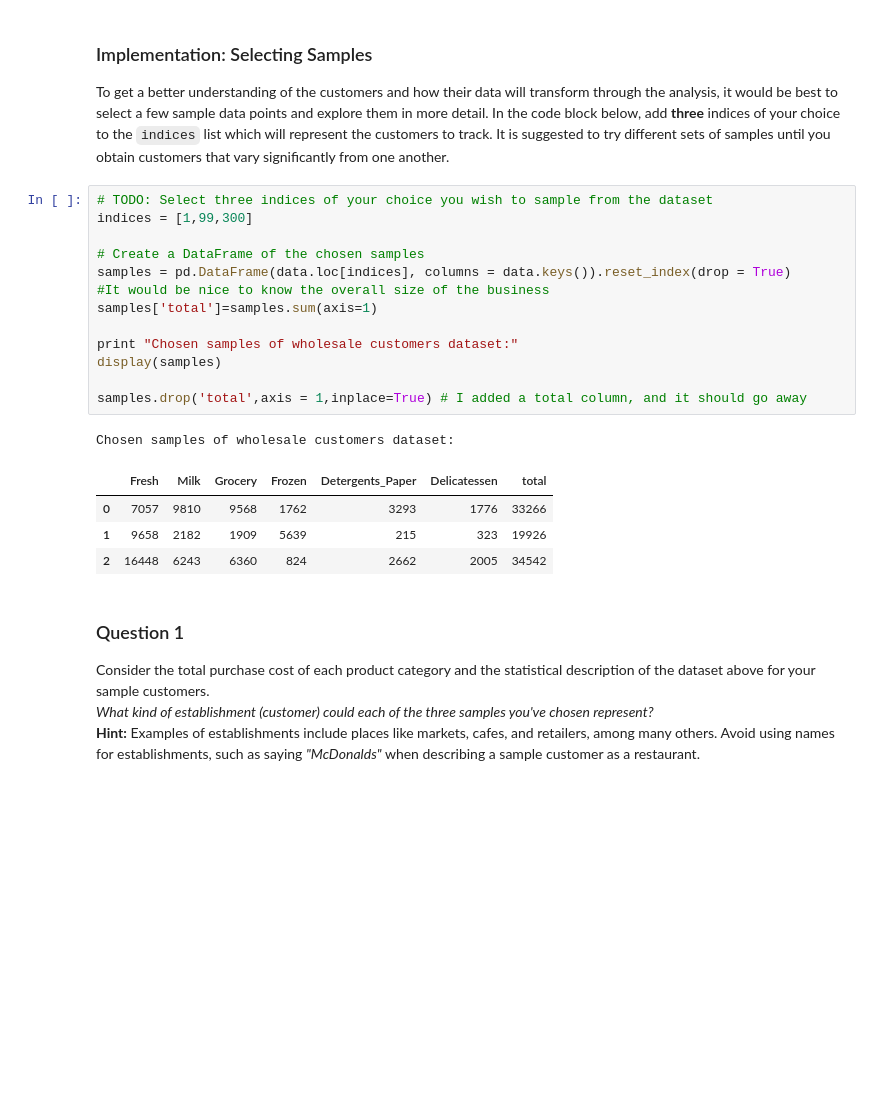
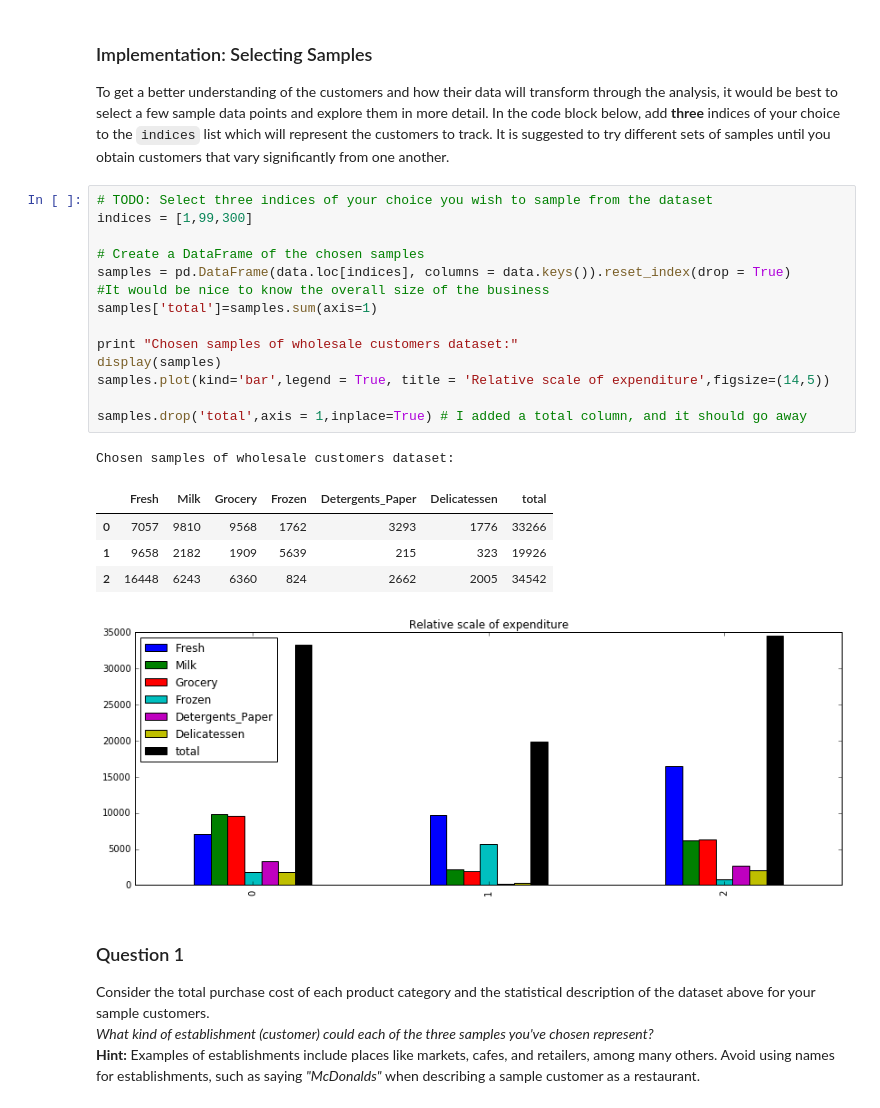
Before and after one commit to llathrop/creating_customer_segments, a Jupyter notebook: customer_segments.ipynb, the cells around one changed output. Saved outputs shown, nothing was run; the diff lists cells and outputs as text; blank space fills up the shorter version.

Commit message:
add in some more visualizations

```diff
--- a/customer_segments.ipynb
+++ b/customer_segments.ipynb
@@ -59,22 +59,24 @@ To get a better understanding of the customers and how their data will transform
 # %%
 # TODO: Select three indices of your choice you wish to sample from the dataset
 indices = [1,99,300]
 
 # Create a DataFrame of the chosen samples
 samples = pd.DataFrame(data.loc[indices], columns = data.keys()).reset_index(drop = True)
 #It would be nice to know the overall size of the business
 samples['total']=samples.sum(axis=1)
 
 print "Chosen samples of wholesale customers dataset:"
 display(samples)
+samples.plot(kind='bar',legend = True, title = 'Relative scale of expenditure',figsize=(14,5))
 
 samples.drop('total',axis = 1,inplace=True) # I added a total column, and it should go away
 # %% [output]
 Chosen samples of wholesale customers dataset:
 |  | Fresh | Milk | Grocery | Frozen | Detergents_Paper | Delicatessen | total |
 | 0 | 7057 | 9810 | 9568 | 1762 | 3293 | 1776 | 33266 |
 | 1 | 9658 | 2182 | 1909 | 5639 | 215 | 323 | 19926 |
 | 2 | 16448 | 6243 | 6360 | 824 | 2662 | 2005 | 34542 |
+[figure, added]
 # %% [markdown]
 ### Question 1
 Consider the total purchase cost of each product category and the statistical description of the dataset above for your sample customers.
```
Also changed, not shown: parts of 4 cells of this notebook.
